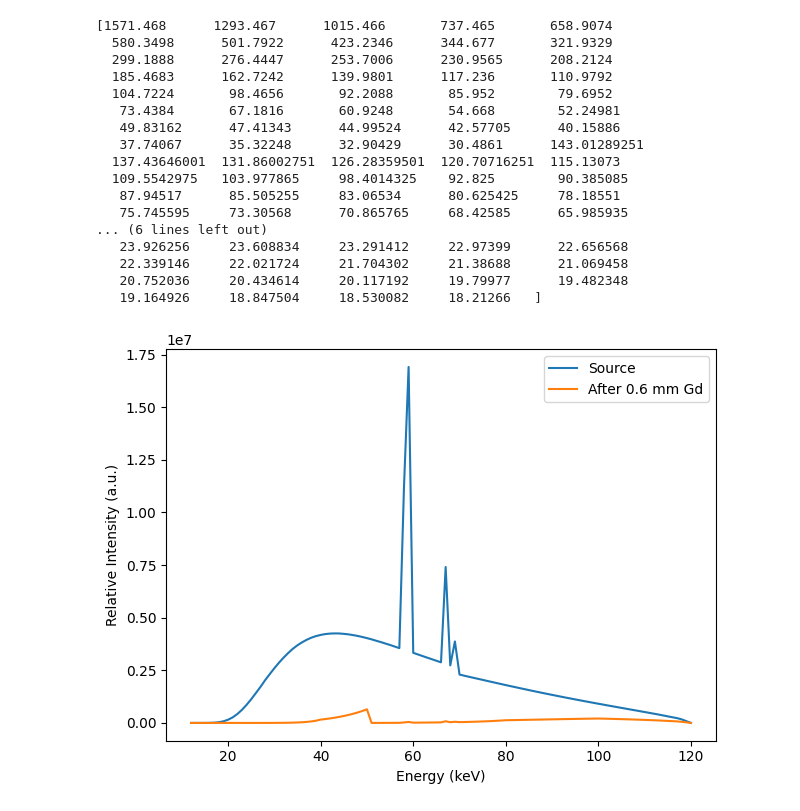
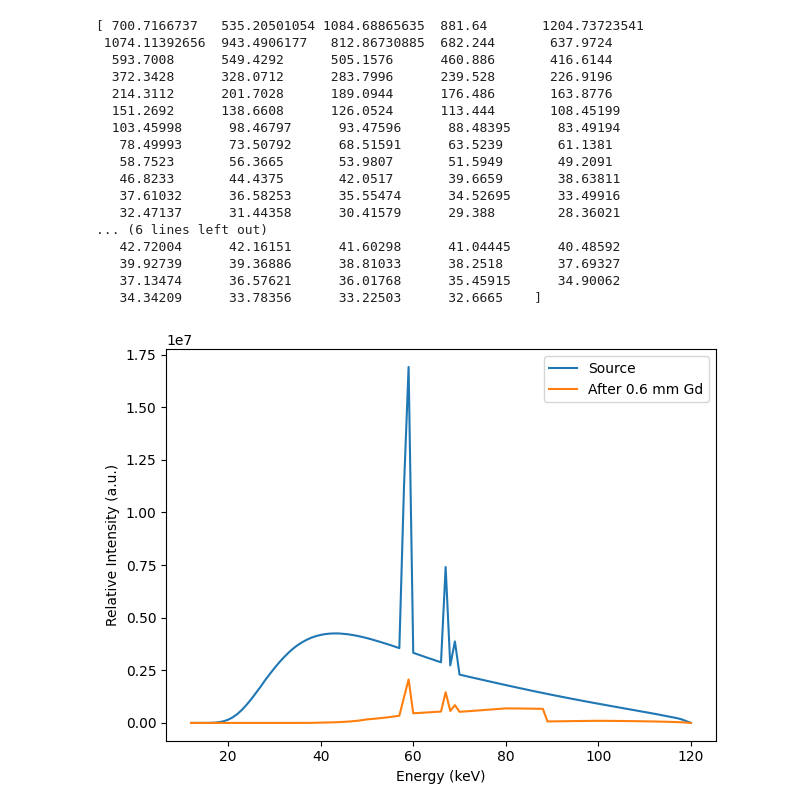
Before and after one commit to lifei-china/PhotonDetector, a Jupyter notebook: spectrum_filtered.ipynb, the cells around one changed output. Drawn from its saved outputs; the diff is of its cells as text; code cells hidden in the pictures.

```diff
--- a/spectrum_filtered.ipynb
+++ b/spectrum_filtered.ipynb
@@ -22,7 +22,7 @@ def load_two_cols(path):
 # SpekCalc 导出的原始谱 (两列：Energy[keV], Intensity)
 spek_path = "spek_120.txt"
 # XCOM Gd 的 (mu/rho) CSV/TXT (两列：Energy[keV], mu_over_rho[cm^2/g])
-xcom_gd_path = "Gd_mu_over_rho.csv"
+xcom_gd_path = "Pb_mu_over_rho.csv"
 
 # ---------- 3) 读取数据 ----------
 E_keV, Phi_in = load_two_cols(spek_path)
@@ -32,52 +32,52 @@ Ex_MeV, mu_over_rho = load_two_cols(xcom_gd_path)  # Gd
 # if Ex_MeV.max() < 10 and E_keV.max() > 10:
 Ex_keV = Ex_MeV * 1000.0   # MeV -> keV
 
 # ---------- 4) 参数：Gd 密度与厚度 ----------
 rho_gd = 7.90       # g/cm^3（Gd 密度）
-thickness_mm = 0.6  # 滤波片厚度（mm）
+thickness_mm = 0.5  # 滤波片厚度（mm）
 x_cm = thickness_mm * 0.1  # mm -> cm
 
 # ---------- 5) 按教材 N = N0 * exp(-(mu/rho)*rho*x) 计算 ----------
 # 先把 (mu/rho)(E) 插值到 Spek 的能量点
 mu_rho_interp = np.interp(E_keV, Ex_keV, mu_over_rho, left=mu_over_rho[0], right=mu_over_rho[-1])
 mu_cm_inv = mu_rho_interp * rho_gd          # 线性衰减系数 mu(E) [cm^-1]
 print(mu_cm_inv)
 
 T = np.exp(-mu_cm_inv * x_cm)               # 透过率
 Phi_out = Phi_in * T                        # 衰减后的谱
 
 # ---------- 6) 保存结果 ----------
-np.savetxt("spectrum_filtered_Gd.txt", np.column_stack([E_keV, Phi_out]),
+np.savetxt("spectrum_filtered_Pb_0_5mm.txt", np.column_stack([E_keV, Phi_out]),
            header="Energy_keV  Phi_filtered", fmt="%.6f")
 
 # ---------- (可选) 画图 ----------
 try:
     import matplotlib.pyplot as plt
     plt.plot(E_keV, Phi_in,  label="Source")
     plt.plot(E_keV, Phi_out, label="After 0.6 mm Gd")
     plt.xlabel("Energy (keV)"); plt.ylabel("Relative Intensity (a.u.)")
     plt.legend(); plt.tight_layout(); plt.show()
 except Exception:
     pass
 # %% [output]
-[1571.468      1293.467      1015.466       737.465       658.9074
-  580.3498      501.7922      423.2346      344.677       321.9329
-  299.1888      276.4447      253.7006      230.9565      208.2124
-  185.4683      162.7242      139.9801      117.236       110.9792
-  104.7224       98.4656       92.2088       85.952        79.6952
-   73.4384       67.1816       60.9248       54.668        52.24981
-   49.83162      47.41343      44.99524      42.57705      40.15886
-   37.74067      35.32248      32.90429      30.4861      143.01289251
-  137.43646001  131.86002751  126.28359501  120.70716251  115.13073
-  109.5542975   103.977865     98.4014325    92.825        90.385085
-   87.94517      85.505255     83.06534      80.625425     78.18551
-   75.745595     73.30568      70.865765     68.42585      65.985935
+[ 700.7166737   535.20501054 1084.68865635  881.64       1204.73723541
+ 1074.11392656  943.4906177   812.86730885  682.244       637.9724
+  593.7008      549.4292      505.1576      460.886       416.6144
+  372.3428      328.0712      283.7996      239.528       226.9196
+  214.3112      201.7028      189.0944      176.486       163.8776
+  151.2692      138.6608      126.0524      113.444       108.45199
+  103.45998      98.46797      93.47596      88.48395      83.49194
+   78.49993      73.50792      68.51591      63.5239       61.1381
+   58.7523       56.3665       53.9807       51.5949       49.2091
+   46.8233       44.4375       42.0517       39.6659       38.63811
+   37.61032      36.58253      35.55474      34.52695      33.49916
+   32.47137      31.44358      30.41579      29.388        28.36021
 ... (6 lines left out)
-   23.926256     23.608834     23.291412     22.97399      22.656568
-   22.339146     22.021724     21.704302     21.38688      21.069458
-   20.752036     20.434614     20.117192     19.79977      19.482348
-   19.164926     18.847504     18.530082     18.21266   ]
+   42.72004      42.16151      41.60298      41.04445      40.48592
+   39.92739      39.36886      38.81033      38.2518       37.69327
+   37.13474      36.57621      36.01768      35.45915      34.90062
+   34.34209      33.78356      33.22503      32.6665    ]
-[figure, old version]
+[figure, new version]
 # %%
 # ---------- (可选) 画图（归一化对比：area 或 peak） ----------
 try:
```
Also changed, not shown: parts of 2 cells of this notebook, 5 other files.
